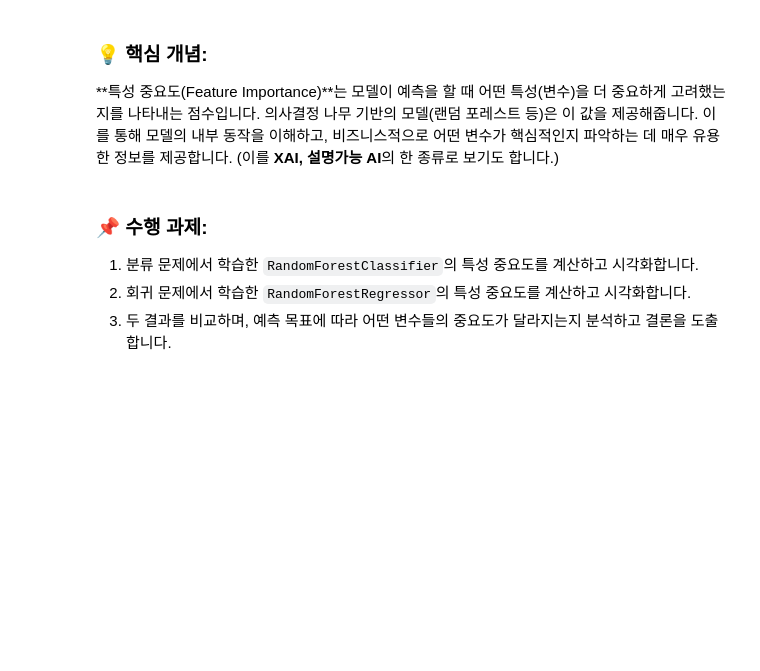
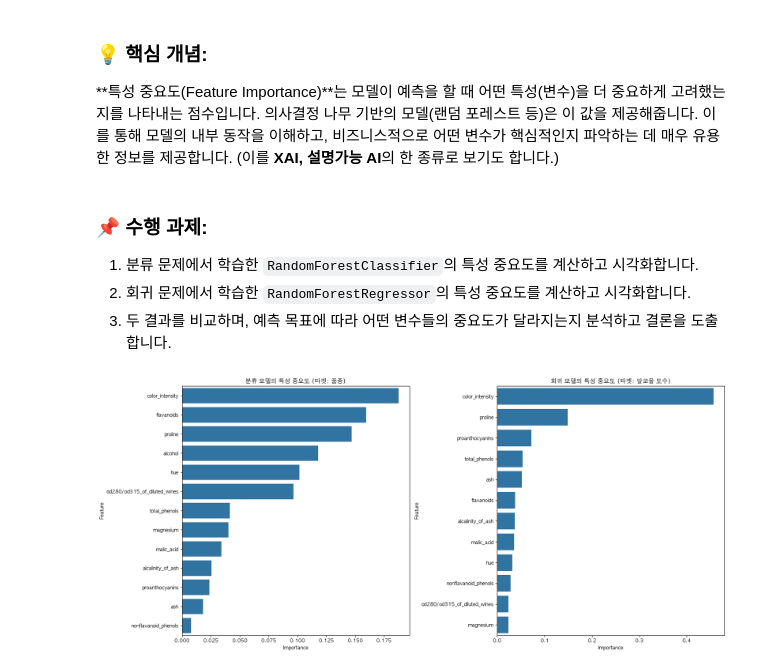
Before and after one commit to twinklefins/modu_project, a Jupyter notebook: 통계101_Day10_실습.ipynb, the cells around one changed output. Saved outputs shown, nothing was run; the diff lists cells and outputs as text; code cells hidden in the pictures; blank space fills up the shorter version.

```diff
--- a/통계101_Day10_실습.ipynb
+++ b/통계101_Day10_실습.ipynb
@@ -179,7 +179,7 @@ X_train_cls_scaled = scaler_cls.fit_transform(X_train_cls)
 X_test_cls_scaled = scaler_cls.transform(X_test_cls)
 
 # TODO-4: 로지스틱 회귀 모델을 학습(fit)시키고 예측(predict)하세요.
-model_lr = LogisticRegression(random_state=42)
+model_lr = LogisticRegression(random_state=4, max_iter=1000)
 model_lr.fit(X_train_cls_scaled, y_train_cls)
 pred_lr = model_lr.predict(X_test_cls_scaled)
 
@@ -228,11 +228,11 @@ plt.show()
 # TODO-9: 각 모델의 예측 결과를 바탕으로 분류 리포트(classification_report)를 출력하세요.
 print("\n===== [3] 모델별 분류 리포트 비교 =====")
 print("--- 로지스틱 회귀 ---")
-print(classification_report(y_test_cls, pred_lr))
+print(classification_report(y_test_cls, pred_lr, target_names=wine.target_names))
 print("--- 의사결정 나무 ---")
-print(classification_report(y_test_cls, pred_dt))
+print(classification_report(y_test_cls, pred_dt, target_names=wine.target_names))
 print("--- 랜덤 포레스트 ---")
-print(classification_report(y_test_cls, pred_rfc))
+print(classification_report(y_test_cls, pred_rfc, target_names=wine.target_names))
 # %% [output]
 ===== [1] 모델별 정확도 비교 =====
 - 로지스틱 회귀: 0.9722
@@ -433,21 +433,23 @@ plt.show()
 # %%
 # 1. 분류 모델의 특성 중요도 분석
 # TODO-1: 분류 모델(model_rfc)의 특성 중요도를 확인하고(feature_importances_ 속성 이용), 중요도 순으로 정렬하여 시각화하세요.
-importances_cls = model_rfc.__
+importances_cls = model_rfc.feature_importances_
 features_cls = X_train_cls.columns
-imp_cls_df = pd.DataFrame({'Feature': features_cls, 'Importance': importances_cls}).___(by=___, ascending=___)
+imp_cls_df = pd.DataFrame({'Feature': features_cls, 'Importance': importances_cls}).sort_values(by='Importance', ascending=False)
 
 # 2. 회귀 모델의 특성 중요도 분석
 # TODO-2: 회귀 모델(model_rfr)의 특성 중요도를 확인하고(feature_importances_ 속성 이용), 중요도 순으로 정렬하여 시각화하세요.
-importances_reg = model_rfr.__
+importances_reg = model_rfr.feature_importances_
 features_reg = X_train_reg.columns
-imp_reg_df = pd.DataFrame({'Feature': features_reg, 'Importance': importances_reg}).___(by___, ascending=___)
+imp_reg_df = pd.DataFrame({'Feature': features_reg, 'Importance': importances_reg}).sort_values(by='Importance', ascending=False)
 
 # 3. 결과 시각화 비교
 fig, axes = plt.subplots(1, 2, figsize=(18, 8))
-sns.___ (x='Importance', y='Feature', data=imp_cls_df, ax=axes[0])
+sns.barplot(x='Importance', y='Feature', data=imp_cls_df, ax=axes[0])
 axes[0].set_title('분류 모델의 특성 중요도 (타겟: 품종)')
-sns.___ (x='Importance', y='Feature', data=imp_reg_df, ax=axes[1])
-axes[0].set_title('회귀 모델의 특성 중요도 (타겟: 알코올 도수)')
+sns.barplot(x='Importance', y='Feature', data=imp_reg_df, ax=axes[1])
+axes[1].set_title('회귀 모델의 특성 중요도 (타겟: 알코올 도수)')
 plt.tight_layout()
 plt.show()
+# %% [output]
+[figure, added]
```
Also changed, not shown: parts of 2 cells of this notebook.
